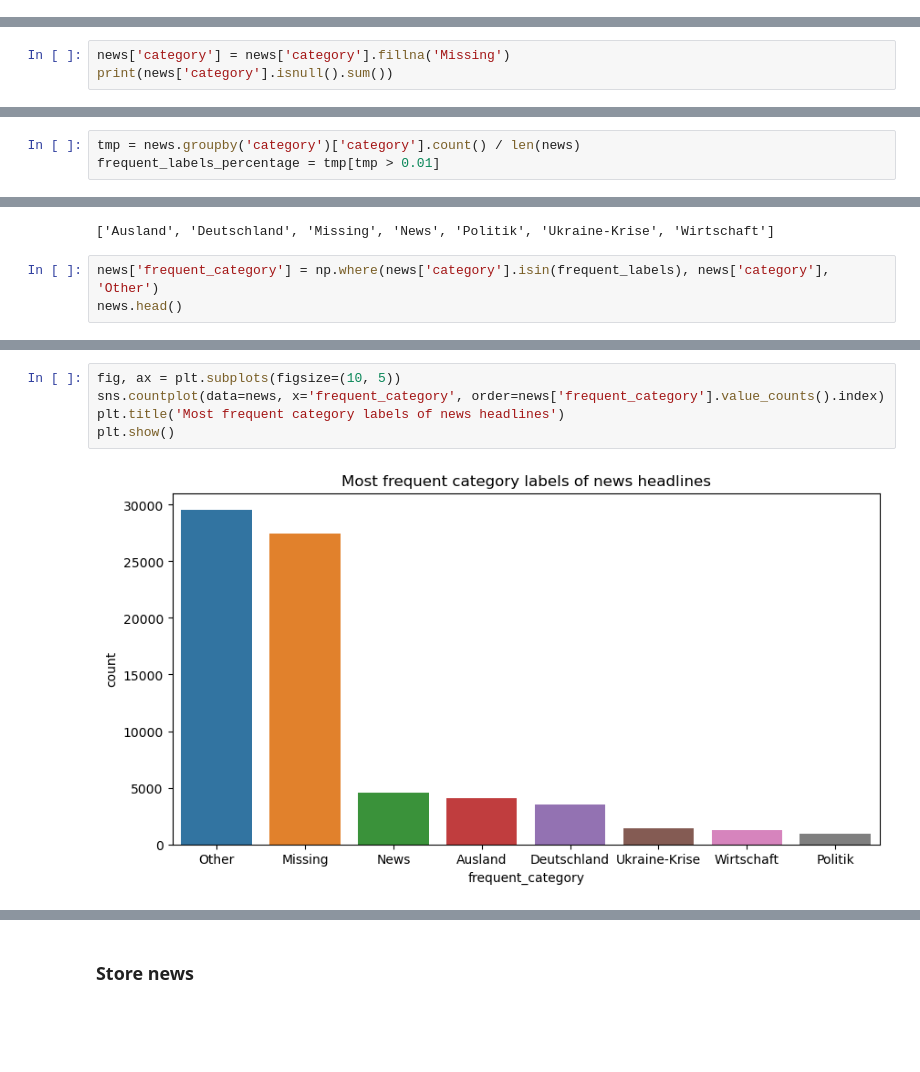
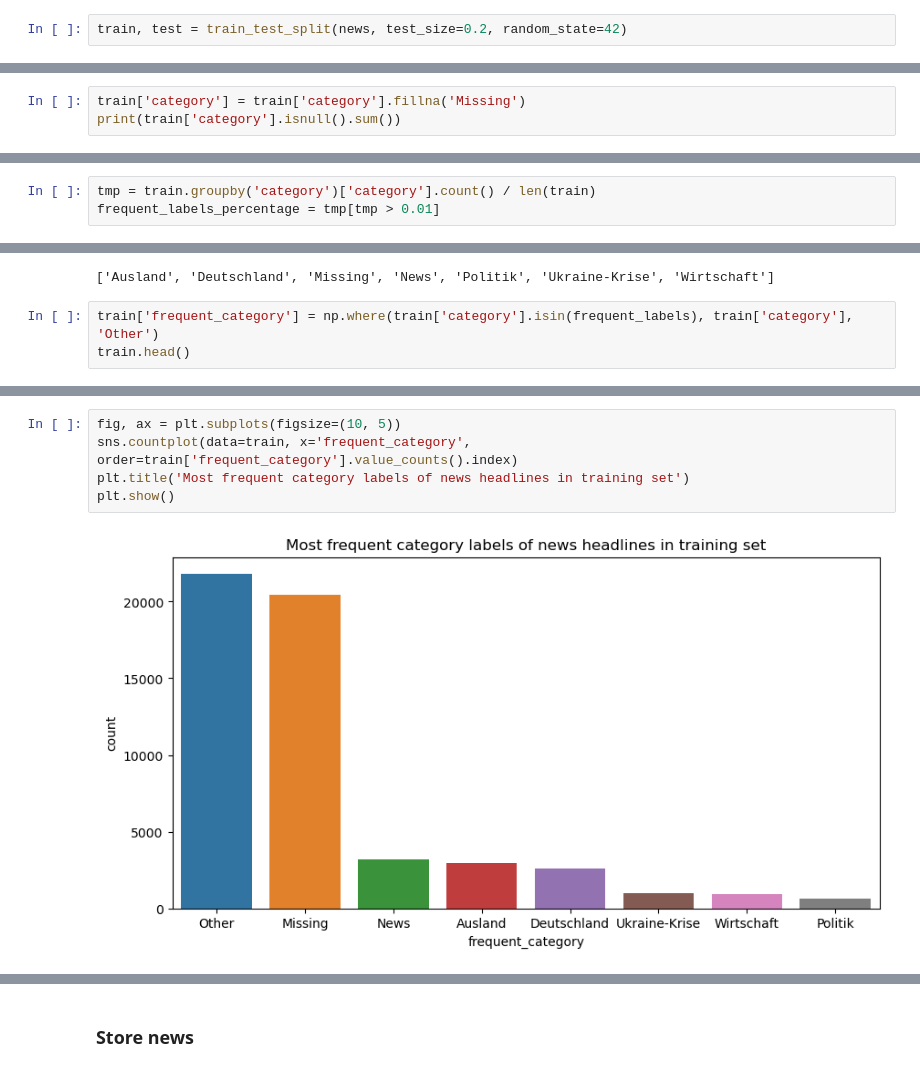
Before and after one commit to manuelarink/news_scraper, a Jupyter notebook: notebooks/preprocessing/03-feature_engineering_topic_modelling.ipynb, the cells around one changed output, grey strips where cells are left out. Drawn from its saved outputs; the diff is of its cells as text; blank space fills up the shorter version.

```diff
--- a/notebooks/preprocessing/03-feature_engineering_topic_modelling.ipynb
+++ b/notebooks/preprocessing/03-feature_engineering_topic_modelling.ipynb
@@ -25,0 +30,2 @@ news.head()
+# %%
+train, test = train_test_split(news, test_size=0.2, random_state=42)
@@ -34,5 +66,5 @@ print(news['category'].isnull().sum())
 # %%
-news['category'] = news['category'].fillna('Missing')
-print(news['category'].isnull().sum())
+train['category'] = train['category'].fillna('Missing')
+print(train['category'].isnull().sum())
 # %% [output]
 0
@@ -48,5 +95,5 @@ in less than 1% of the observations into a new label 'Other'.
 # %%
-tmp = news.groupby('category')['category'].count() / len(news)
+tmp = train.groupby('category')['category'].count() / len(train)
 frequent_labels_percentage = tmp[tmp > 0.01]
 # %%
 print(frequent_labels_percentage)
@@ -66,7 +113,7 @@ print(frequent_labels)
 # %% [output]
 ['Ausland', 'Deutschland', 'Missing', 'News', 'Politik', 'Ukraine-Krise', 'Wirtschaft']
 # %%
-news['frequent_category'] = np.where(news['category'].isin(frequent_labels), news['category'], 'Other')
-news.head()
+train['frequent_category'] = np.where(train['category'].isin(frequent_labels), train['category'], 'Other')
+train.head()
 # %% [output]
 |  | date | title | description | category | text | source | frequent_category |
@@ -91,7 +161,7 @@ Name: count, dtype: int64
 # %%
 fig, ax = plt.subplots(figsize=(10, 5))
-sns.countplot(data=news, x='frequent_category', order=news['frequent_category'].value_counts().index)
-plt.title('Most frequent category labels of news headlines')
+sns.countplot(data=train, x='frequent_category', order=train['frequent_category'].value_counts().index)
+plt.title('Most frequent category labels of news headlines in training set')
 plt.show()
 # %% [output]
-[figure, old version]
+[figure, new version]
```
Also changed, not shown: parts of 19 cells of this notebook, 8 other files.
